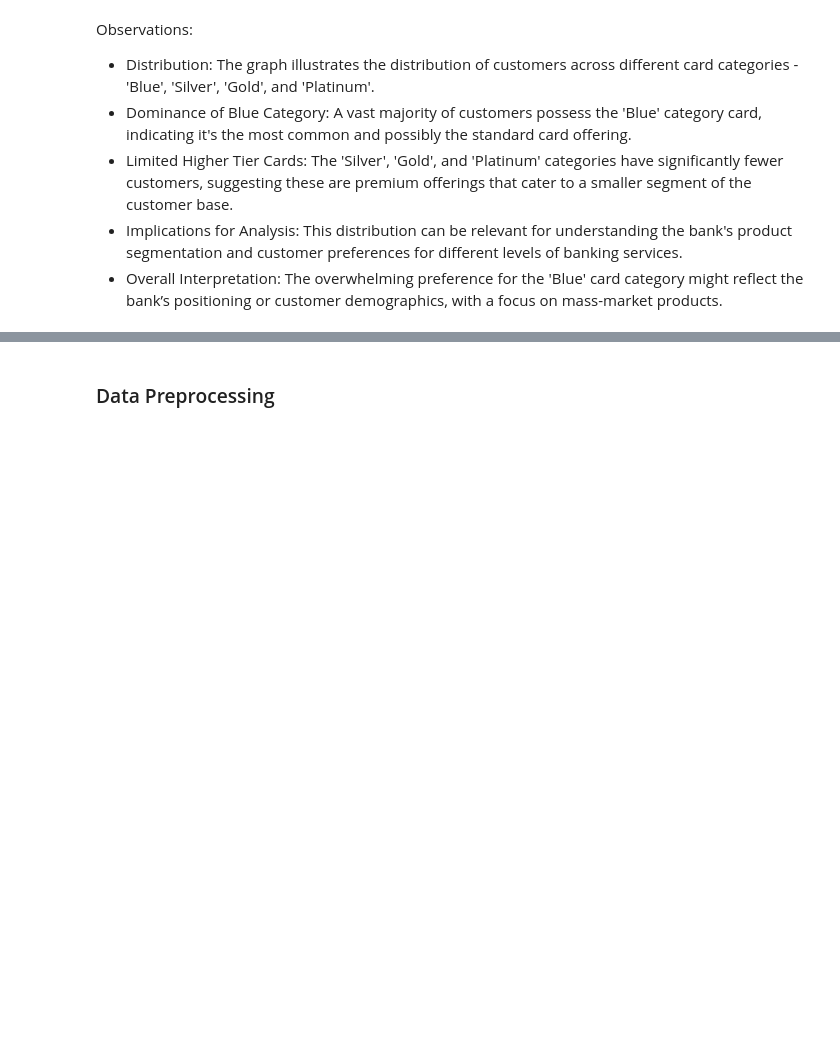
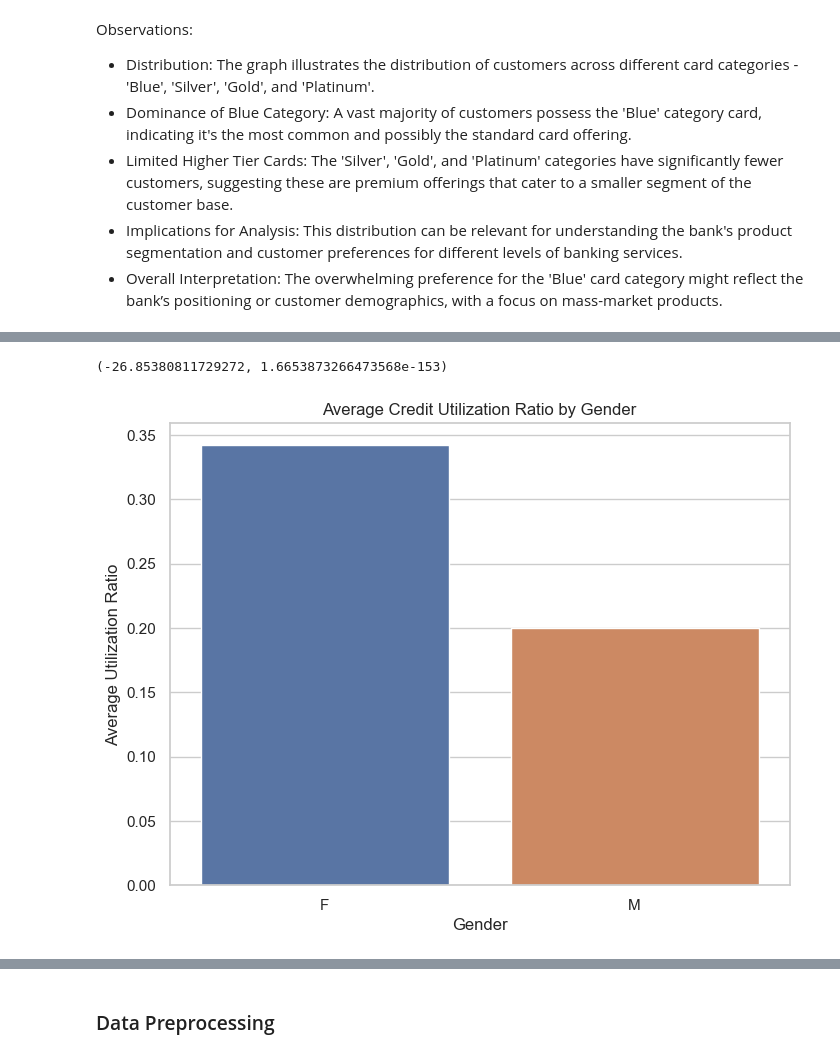
Before and after one commit to sanjayram01/Predicting-Customer-Churn-for-a-Bank, a Jupyter notebook: DM ProjectK.ipynb, the cells around one changed output, grey strips where cells are left out. Saved outputs shown, nothing was run; the diff lists cells and outputs as text; code cells hidden in the pictures; blank space fills up the shorter version.

```diff
--- a/DM ProjectK.ipynb
+++ b/DM ProjectK.ipynb
@@ -547,0 +592,21 @@ categorical_distribution
+# %%
+male_data = data[data['Gender'] == 'M']['Avg_Utilization_Ratio']
+female_data = data[data['Gender'] == 'F']['Avg_Utilization_Ratio']
+
+t_stat, p_value = ttest_ind(male_data, female_data)
+
+t_stat, p_value
+# %% [output]
+(-26.85380811729272, 1.6653873266473568e-153)
+# %%
+# Creating a bar plot for Average Utilization Ratio by Gender
+avg_utilization_by_gender = data.groupby('Gender')['Avg_Utilization_Ratio'].mean().reset_index()
+
+plt.figure(figsize=(8, 6))
+sns.barplot(x='Gender', y='Avg_Utilization_Ratio', data=avg_utilization_by_gender)
+plt.title('Average Credit Utilization Ratio by Gender')
+plt.xlabel('Gender')
+plt.ylabel('Average Utilization Ratio')
+plt.show()
+# %% [output]
+[figure, added]
```
Also changed, not shown: parts of 38 cells of this notebook.
